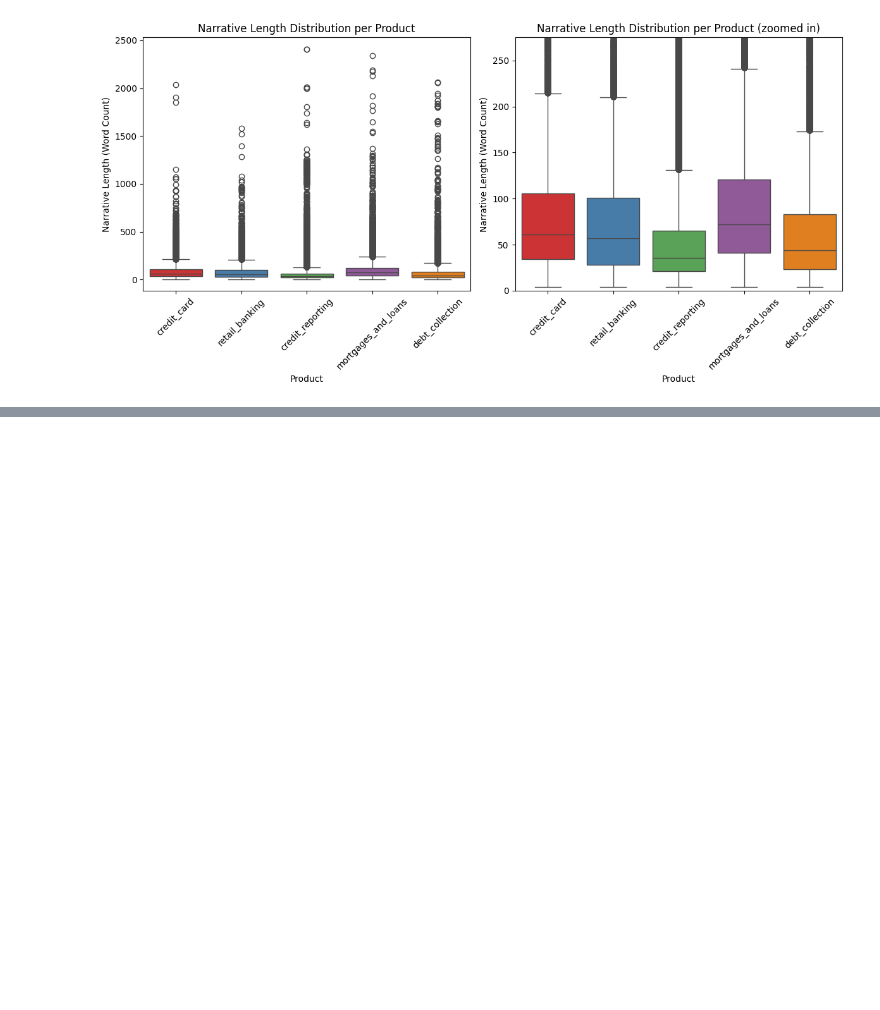
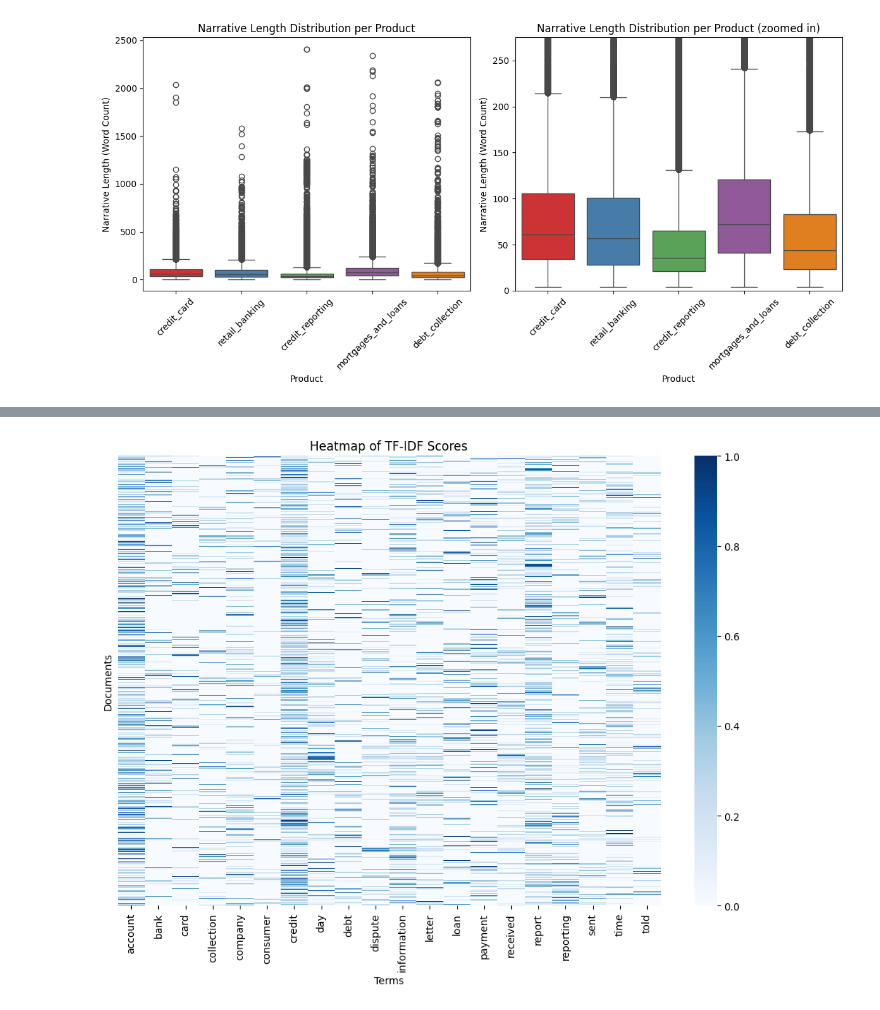
Before and after one commit to JasiaAlam/MDS_NLP, a Jupyter notebook: NLP_EDA.ipynb, the cells around one changed output, grey strips where cells are left out. Saved outputs shown, nothing was run; the diff lists cells and outputs as text; code cells hidden in the pictures; blank space fills up the shorter version.

```diff
--- a/NLP_EDA.ipynb
+++ b/NLP_EDA.ipynb
@@ -188,0 +270,8 @@ plt.show()
+# %%
+# TF-IDF Vectorizer
+tfidf = TfidfVectorizer(max_features=20)
+tfidf_matrix = tfidf.fit_transform(data['narrative_prep'])
+
+# Create a DataFrame with TF-IDF features
+tfidf_df = pd.DataFrame(tfidf_matrix.toarray(), columns=tfidf.get_feature_names_out())
+display(tfidf_df.head())
@@ -188,0 +285,10 @@ plt.show()
+# %%
+# Plot a heatmap of the TF-IDF matrix
+plt.figure(figsize=(12, 8))
+sns.heatmap(tfidf_df, cmap='Blues', yticklabels=False)
+plt.title('Heatmap of TF-IDF Scores')
+plt.xlabel('Terms')
+plt.ylabel('Documents')
+plt.show()
+# %% [output]
+[figure, added]
```
Also changed, not shown: parts of 21 cells of this notebook.
